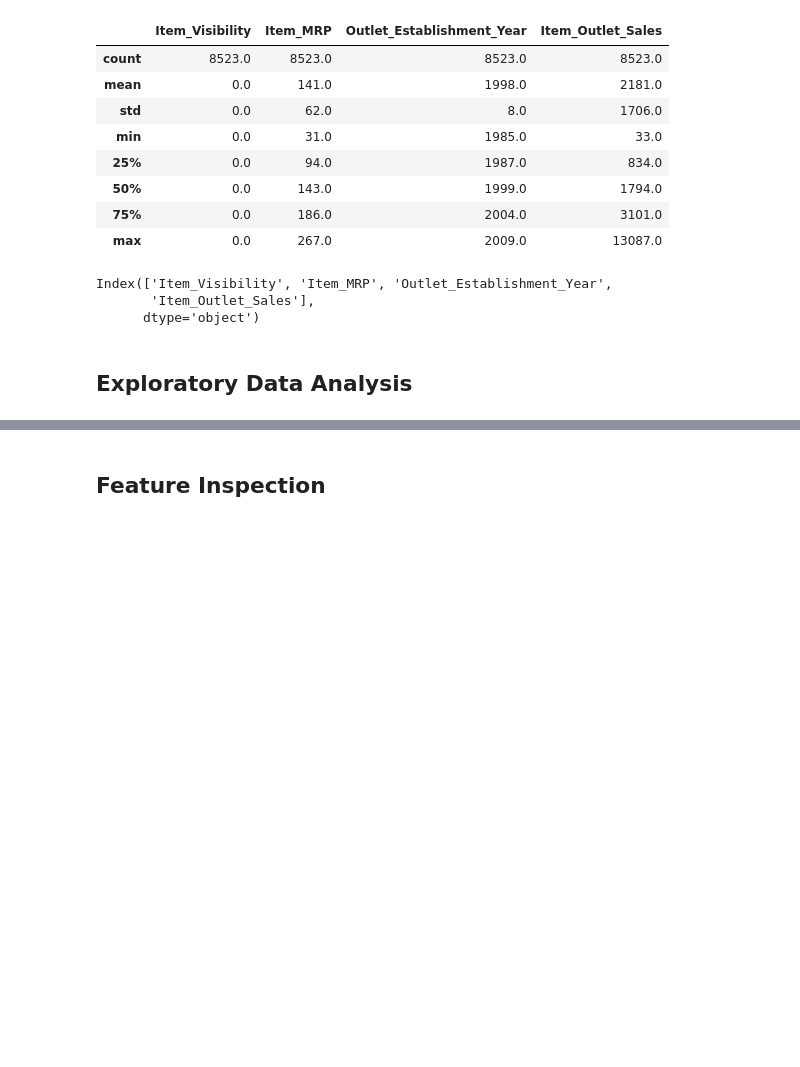
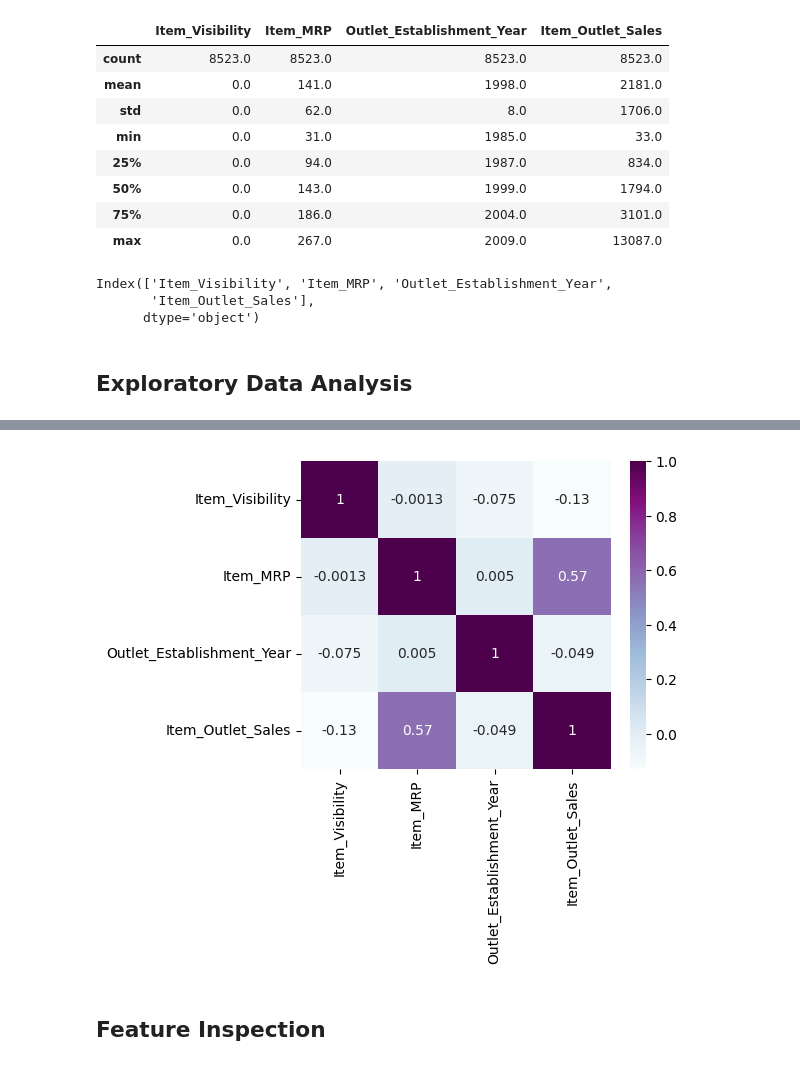
Before and after one commit to VALDE021/Prediction-of-Product-Sales, a Jupyter notebook: Eric_N_Valdez's_Prediction_of_Product_Sales.ipynb, the cells around one changed output, grey strips where cells are left out. Cells and saved outputs as stored; diff of their text form; code cells hidden in the pictures; blank space fills up the shorter version.

```diff
--- a/Eric_N_Valdez's_Prediction_of_Product_Sales.ipynb
+++ b/Eric_N_Valdez's_Prediction_of_Product_Sales.ipynb
@@ -376,0 +454,6 @@ Index(['Item_Visibility', 'Item_MRP', 'Outlet_Establishment_Year',
+# %%
+# Checking all Features in the dat frame for correlations
+# Using df_sales.corr()
+corr = df_sales.corr()
+# Viewing Correlation values
+corr.round(2)
@@ -377,2 +466,8 @@ Index(['Item_Visibility', 'Item_MRP', 'Outlet_Establishment_Year',
+# %%
+# Heat map Subplot size is adjusted to fit all values using plt.subplots(figsize = )
+fig, ax = plt.subplots(figsize = (5, 4))
+sns.heatmap(corr,cmap = 'BuPu', annot = True);
+# %% [output]
+[figure, added]
 # %% [markdown]
 ## **Feature Inspection**
```
Also changed, not shown: parts of 19 cells of this notebook.
